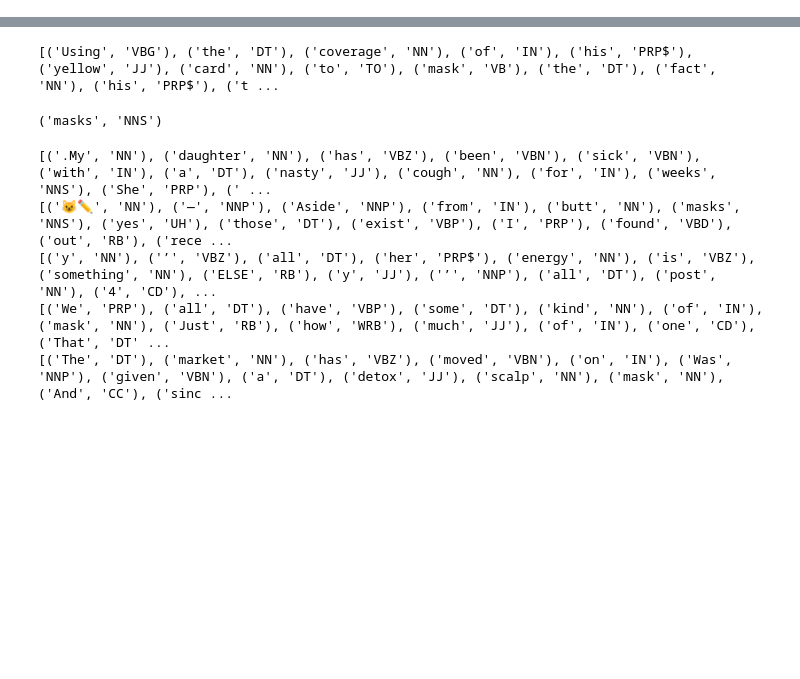
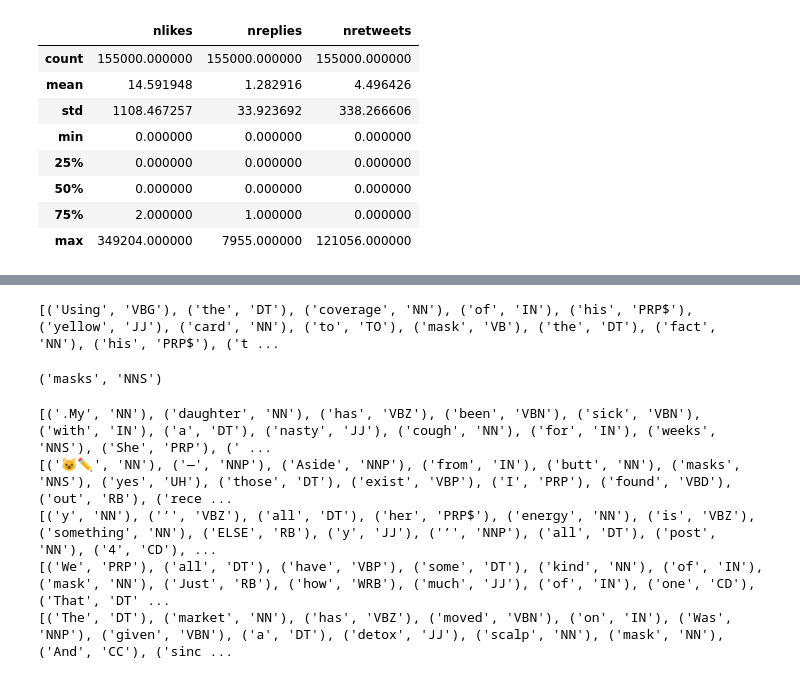
Before and after one commit to p-szymo/twitter-sentiment-analysis, a Jupyter notebook: josh-twitter_scraping_notebook.ipynb, the cells around one changed output, grey strips where cells are left out. Saved outputs shown, nothing was run; the diff lists cells and outputs as text; code cells hidden in the pictures; blank space fills up the shorter version.

Commit message:
putting together final dataset

```diff
--- a/josh-twitter_scraping_notebook.ipynb
+++ b/josh-twitter_scraping_notebook.ipynb
@@ -248,0 +31,2 @@ I only sneak out every 4 days or so for groceries (with mask) but I have my 81 y
+# %%
+pd.set_option('max_colwidth', 150)
@@ -248,0 +308,7 @@ I only sneak out every 4 days or so for groceries (with mask) but I have my 81 y
+# %%
+jan = pd.read_csv('Datasets/5k_jan_tweets.csv', index_col=0)
+feb = pd.read_csv('Datasets/5k_feb_tweets.csv', index_col=0)
+mar = pd.read_csv('Datasets/5k_mar_tweets.csv', index_col=0)
+apr = pd.read_csv('Datasets/5k_apr_tweets.csv', index_col=0)
+may = pd.read_csv('Datasets/5k_may_tweets.csv', index_col=0)
+months = [jan, feb, mar, apr, may]
@@ -248,0 +388,12 @@ I only sneak out every 4 days or so for groceries (with mask) but I have my 81 y
+# %%
+may[['nlikes','nreplies','nretweets']].describe()
+# %% [output]
+|  | nlikes | nreplies | nretweets |
+| count | 155000.000000 | 155000.000000 | 155000.000000 |
+| mean | 14.591948 | 1.282916 | 4.496426 |
+| std | 1108.467257 | 33.923692 | 338.266606 |
+| min | 0.000000 | 0.000000 | 0.000000 |
+| 25% | 0.000000 | 0.000000 | 0.000000 |
+| 50% | 0.000000 | 0.000000 | 0.000000 |
+| 75% | 2.000000 | 1.000000 | 0.000000 |
+| max | 349204.000000 | 7955.000000 | 121056.000000 |
```
Also changed, not shown: parts of 81 cells of this notebook, 3 other files.
